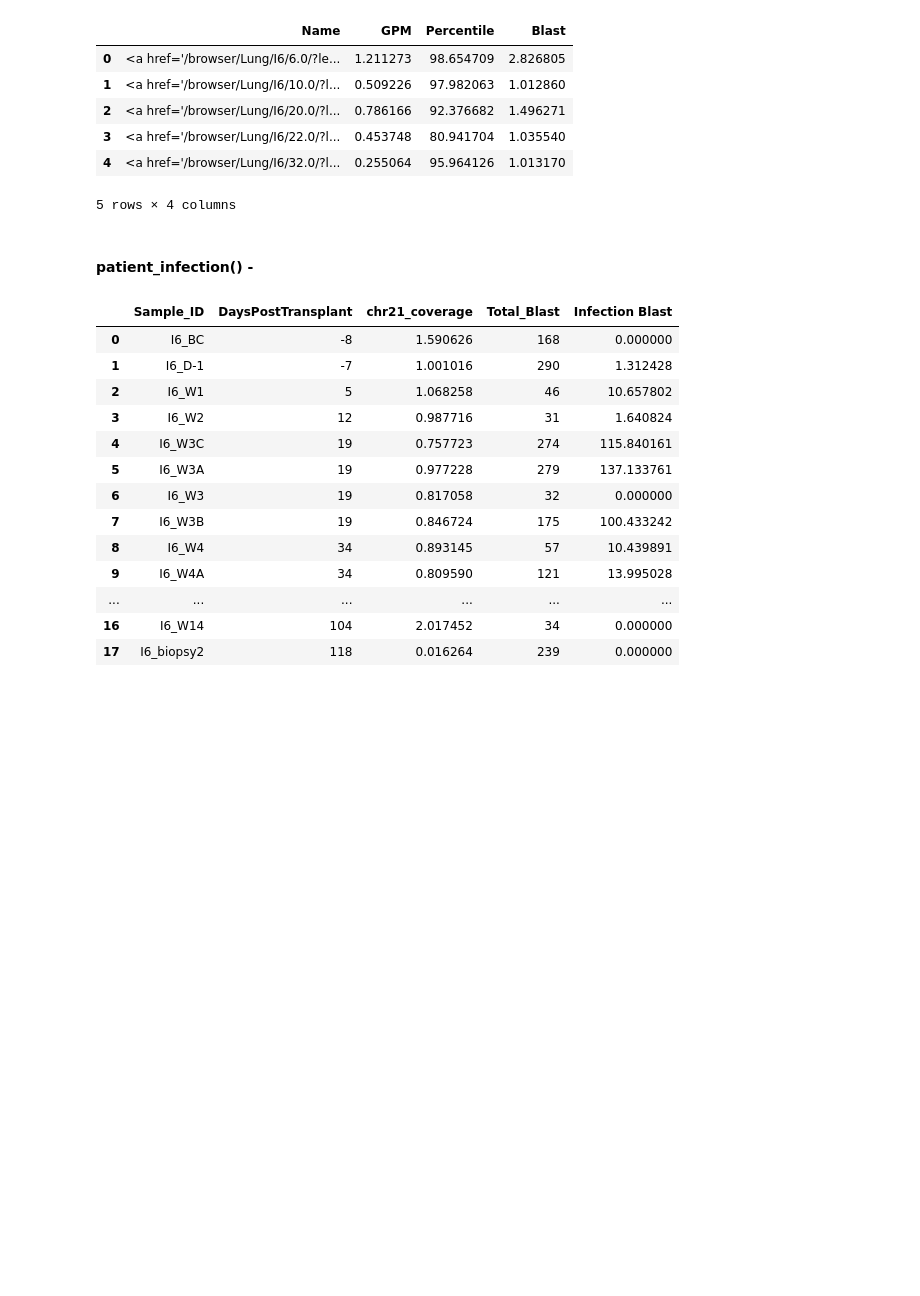
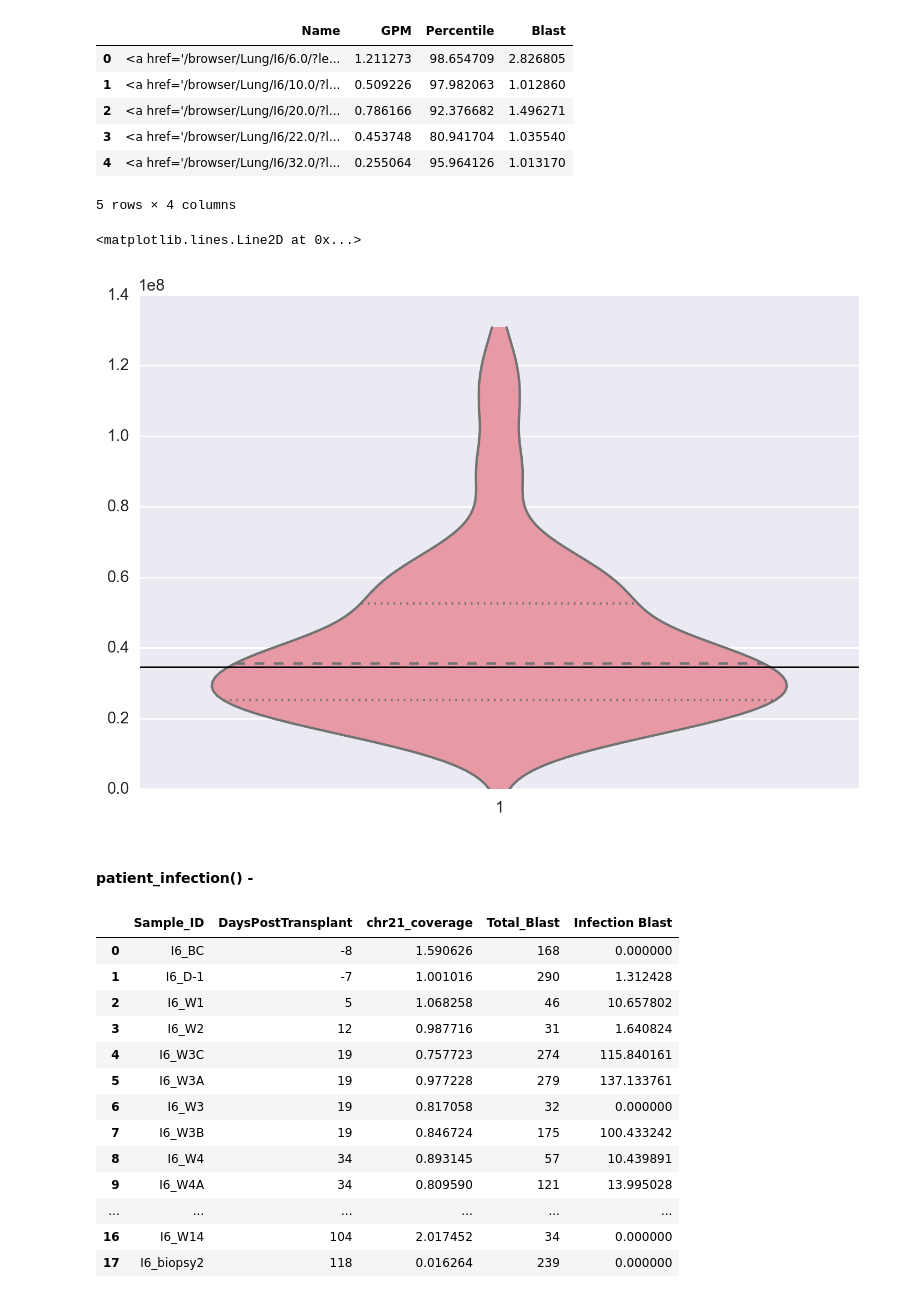
Before and after one commit to lmart999/CS229, a Jupyter notebook: ie_sql.ipynb, the cells around one changed output. Saved outputs shown, nothing was run; the diff lists cells and outputs as text; code cells hidden in the pictures; blank space fills up the shorter version.

```diff
--- a/ie_sql.ipynb
+++ b/ie_sql.ipynb
@@ -431,6 +429,13 @@ cohort_data=sql.read_sql("SELECT * FROM Pipe_Stats_Table WHERE  Pipe_Stats_Table
 # ax.violinplot(cohort_data[indices])
 # ax.set_title(variety)
 # plt.axhline(sample_data[variety])
+# %%
+fig, ax = plt.subplots(1, 1)
+sns.violinplot(cohort_data[variety],ax=ax)
+ax.axhline(sample_data[variety][0],color='k',lw=1)
+# %% [output]
+<matplotlib.lines.Line2D at 0x...>
+[figure, added]
 # %% [markdown]
 #### patient_infection() -
 # %%
```
Also changed, not shown: parts of 8 cells of this notebook.
